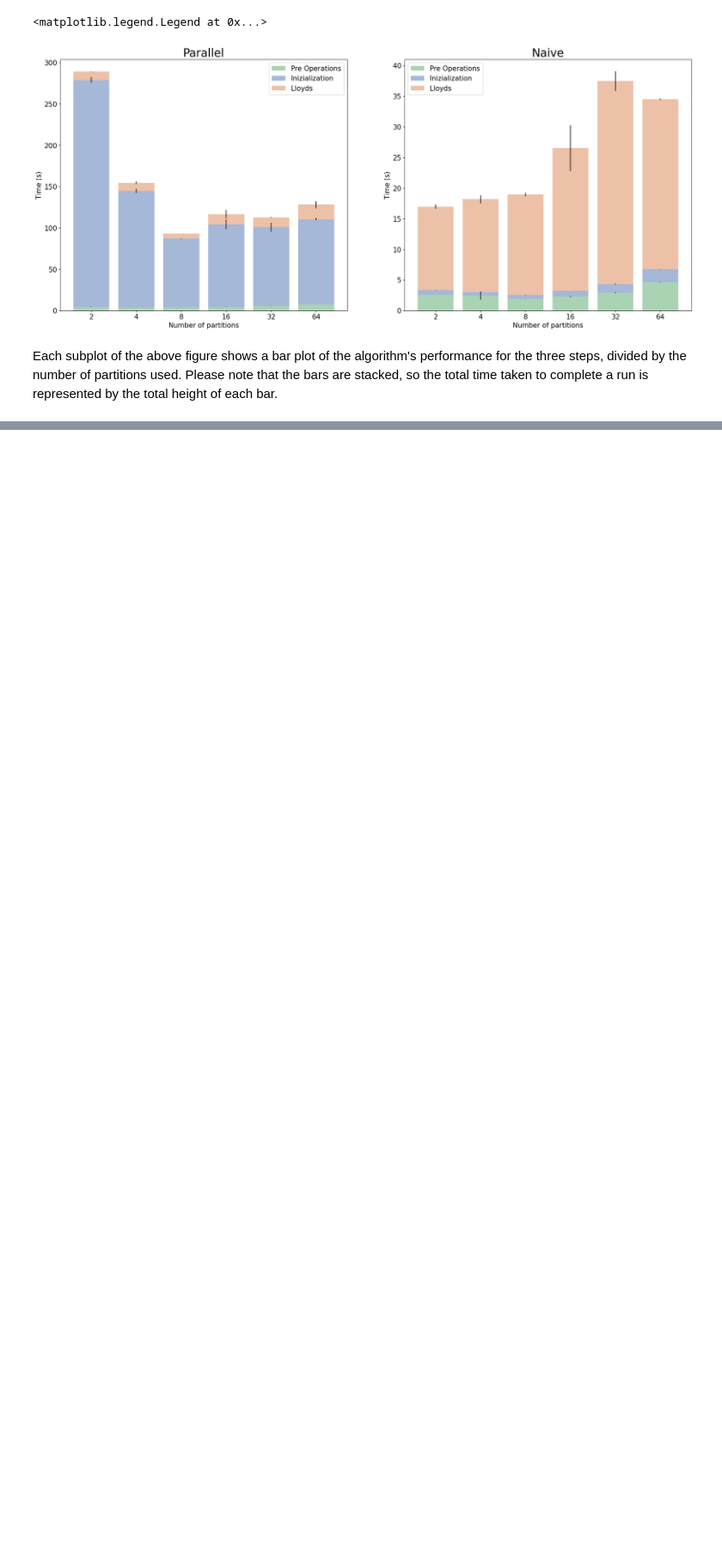
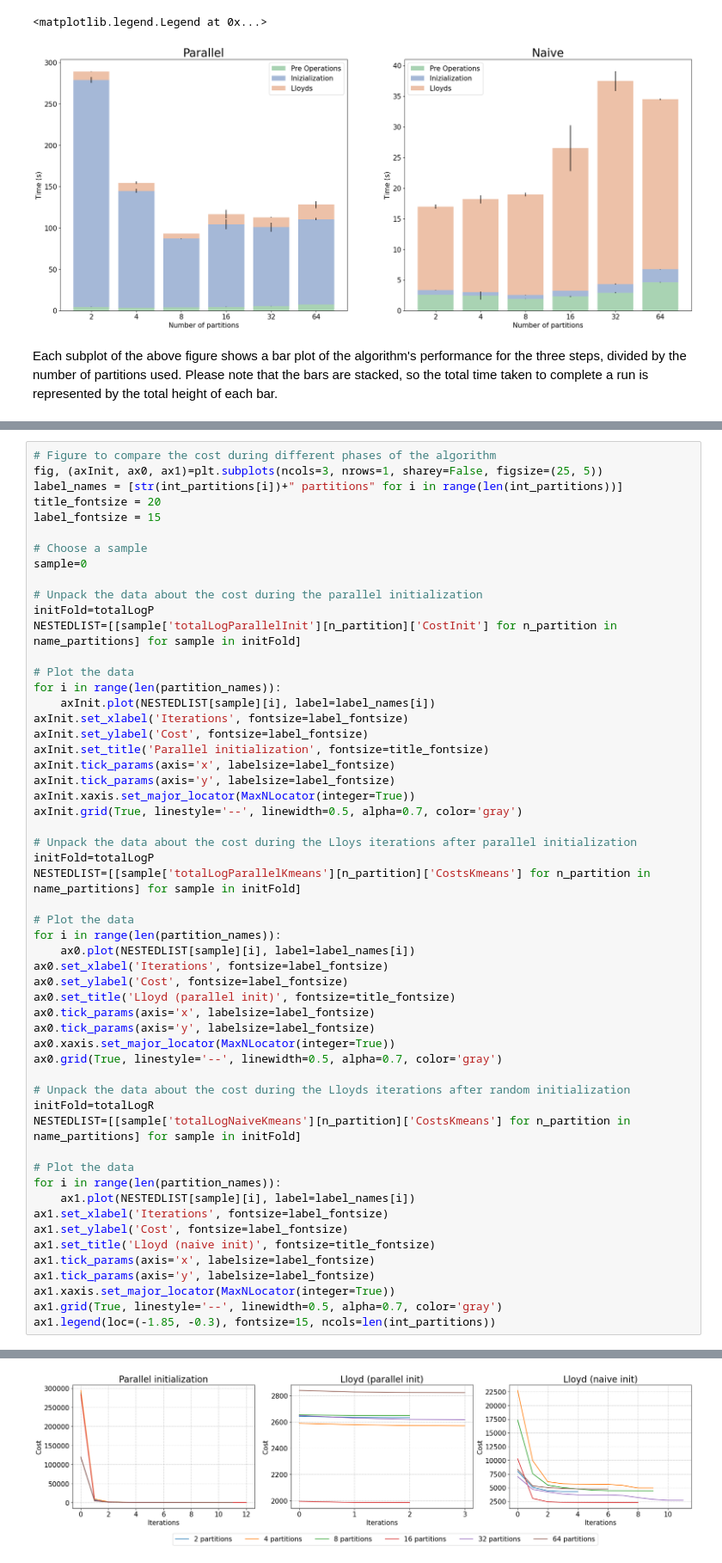
Before and after one commit to LorenzoVigorelli/Distributed-K-Means-Clustering, a Jupyter notebook: spark/DistributedKmeans/results.ipynb, the cells around one changed output, grey strips where cells are left out. Shown at 86% size. Drawn from its saved outputs; the diff is of its cells as text; blank space fills up the shorter version.

```diff
--- a/spark/DistributedKmeans/results.ipynb
+++ b/spark/DistributedKmeans/results.ipynb
@@ -834,0 +869,56 @@ fig.tight_layout()
+# %%
+# Figure to compare the cost during different phases of the algorithm
+fig, (axInit, ax0, ax1)=plt.subplots(ncols=3, nrows=1, sharey=False, figsize=(25, 5))
+label_names = [str(int_partitions[i])+" partitions" for i in range(len(int_partitions))]
+title_fontsize = 20
+label_fontsize = 15
+
+# Choose a sample
+sample=0
+
+# Unpack the data about the cost during the parallel initialization
+initFold=totalLogP
+NESTEDLIST=[[sample['totalLogParallelInit'][n_partition]['CostInit'] for n_partition in name_partitions] for sample in initFold]
+
+# Plot the data
+for i in range(len(partition_names)):
+    axInit.plot(NESTEDLIST[sample][i], label=label_names[i])
+axInit.set_xlabel('Iterations', fontsize=label_fontsize)
+axInit.set_ylabel('Cost', fontsize=label_fontsize)
+axInit.set_title('Parallel initialization', fontsize=title_fontsize)
+axInit.tick_params(axis='x', labelsize=label_fontsize)
+axInit.tick_params(axis='y', labelsize=label_fontsize)
+axInit.xaxis.set_major_locator(MaxNLocator(integer=True))
+axInit.grid(True, linestyle='--', linewidth=0.5, alpha=0.7, color='gray')
+
+# Unpack the data about the cost during the Lloys iterations after parallel initialization
+initFold=totalLogP
+NESTEDLIST=[[sample['totalLogParallelKmeans'][n_partition]['CostsKmeans'] for n_partition in name_partitions] for sample in initFold]
+
+# Plot the data
+for i in range(len(partition_names)):
+    ax0.plot(NESTEDLIST[sample][i], label=label_names[i])
+ax0.set_xlabel('Iterations', fontsize=label_fontsize)
+ax0.set_ylabel('Cost', fontsize=label_fontsize)
+ax0.set_title('Lloyd (parallel init)', fontsize=title_fontsize)
+ax0.tick_params(axis='x', labelsize=label_fontsize)
+ax0.tick_params(axis='y', labelsize=label_fontsize)
+ax0.xaxis.set_major_locator(MaxNLocator(integer=True))
+ax0.grid(True, linestyle='--', linewidth=0.5, alpha=0.7, color='gray')
+
+# Unpack the data about the cost during the Lloyds iterations after random initialization
+initFold=totalLogR
+NESTEDLIST=[[sample['totalLogNaiveKmeans'][n_partition]['CostsKmeans'] for n_partition in name_partitions] for sample in initFold]
+
+# Plot the data
+for i in range(len(partition_names)):
+    ax1.plot(NESTEDLIST[sample][i], label=label_names[i])
+ax1.set_xlabel('Iterations', fontsize=label_fontsize)
+ax1.set_ylabel('Cost', fontsize=label_fontsize)
+ax1.set_title('Lloyd (naive init)', fontsize=title_fontsize)
+ax1.tick_params(axis='x', labelsize=label_fontsize)
+ax1.tick_params(axis='y', labelsize=label_fontsize)
+ax1.xaxis.set_major_locator(MaxNLocator(integer=True))
+ax1.grid(True, linestyle='--', linewidth=0.5, alpha=0.7, color='gray')
+ax1.legend(loc=(-1.85, -0.3), fontsize=15, ncols=len(int_partitions))
+# %% [output]
@@ -834,0 +926 @@ fig.tight_layout()
+[figure, added]
```
Also changed, not shown: parts of 21 cells of this notebook.
